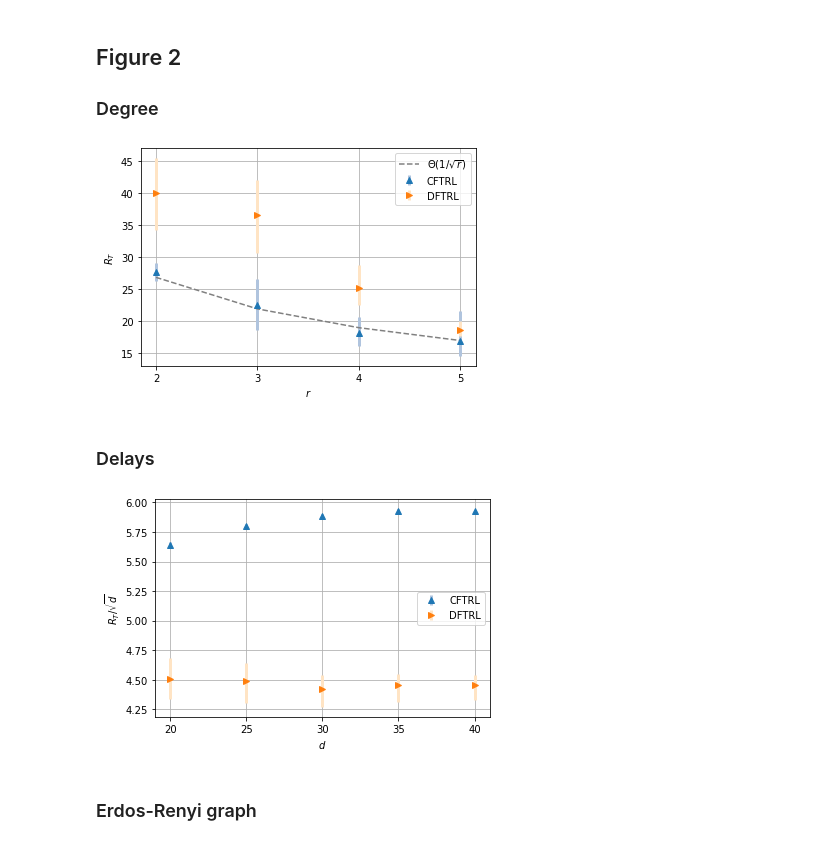
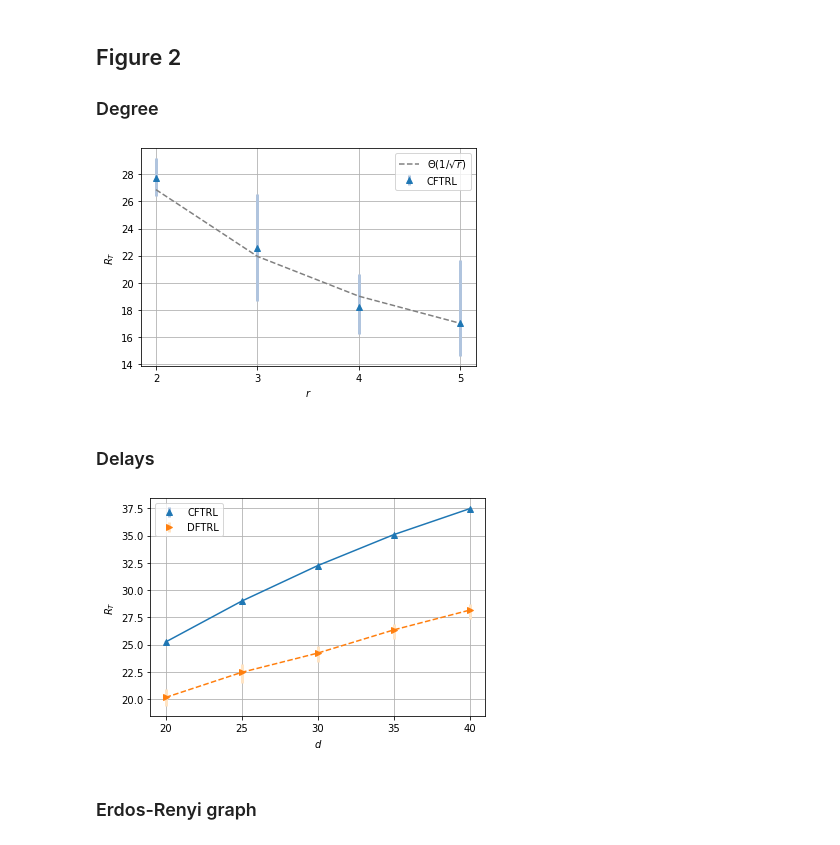
Before and after one commit to neurips2022anonymized/On-Regret-optimal-Cooperative-Nonstochastic-Multi-armed-Bandits, a Jupyter notebook: figures/figures.ipynb, the cells around one changed output. Saved outputs shown, nothing was run; the diff lists cells and outputs as text; code cells hidden in the pictures.

```diff
--- a/figures/figures.ipynb
+++ b/figures/figures.ipynb
@@ -82,12 +82,12 @@ for network_agents, ci in ci_averaged_cum_regrets.items():
         linestyle=linestyles[network_agents],
         label=algo_labels[network_agents]
     )
-    ax0.fill_between(
-        list(range(hyper_parameters['rounds'])),
-        ci['5pct'],
-        ci['95pct'],
-        alpha=0.2
-    )
+    # ax0.fill_between(
+    #     list(range(hyper_parameters['rounds'])),
+    #     ci['5pct'],
+    #     ci['95pct'],
+    #     alpha=0.2
+    # )
 
 ax0.set_ylabel(r"$R_T$")
 ax0.set_xlabel(r"$T$")
@@ -155,18 +155,18 @@ ci_averaged_cum_regrets = {
         '5pct': np.array([26.37015428, 18.63628396, 16.19019338, 14.58829116]),
         'mean': np.array([27.71262888, 22.58307615, 18.18402126, 16.98922847]),
         '95pct': np.array([29.19121962, 26.58581586, 20.65908112, 21.6667973 ])
-    },
-    'distributed-hybrid': {
-        '5pct': np.array([34.34579505, 30.73770046, 22.52284971, 17.74499825]),
-        'mean': np.array([40.07776303, 36.61493927, 25.21853789, 18.68519834]),
-        '95pct': np.array([45.48882972, 42.15010806, 28.72346299, 20.01821454])
     }
+    # 'distributed-hybrid': {
+    #     '5pct': np.array([34.34579505, 30.73770046, 22.52284971, 17.74499825]),
+    #     'mean': np.array([40.07776303, 36.61493927, 25.21853789, 18.68519834]),
+    #     '95pct': np.array([45.48882972, 42.15010806, 28.72346299, 20.01821454])
+    # }
 }
 
 degree_list = list(range(2,6))
 errbar_colors = {
-    'center-based-tsallis': ['C0', 'lightsteelblue'],
-    'distributed-hybrid': ['C1', 'bisque']
+    'center-based-tsallis': ['C0', 'lightsteelblue']
+    # 'distributed-hybrid': ['C1', 'bisque']
 }
 
 fig, ax4 = plt.subplots(1, 1)
@@ -194,7 +194,7 @@ plt.grid()
 plt.show()
 fig.savefig(paper_figures_dir+"degree.png", dvi=100)
 # %% [output]
-[figure, old version]
+[figure, new version]
 # %% [markdown]
 ### Delays
 # %%
@@ -211,37 +211,44 @@ ci_averaged_cum_regrets = {
     }
 }
 
 delay_list = list(range(20, 45, 5))
-normalizer = [de**.5 for de in delay_list]
+normalizer = [1 for de in delay_list]
 fig, ax1 = plt.subplots(1, 1)
 errbar_colors = {
     'center-based-tsallis': ['C0', 'lightsteelblue'],
     'distributed-hybrid': ['C1', 'bisque']
 }
 
 for network_agents, ci in ci_averaged_cum_regrets.items():
     ax1.errorbar(
         delay_list,
         ci['mean']/normalizer ,
         yerr=[
             (ci['mean'] - ci['5pct'])/normalizer,
             (ci['95pct'] - ci['mean'])/normalizer
         ],
         label=algo_labels[network_agents],
         color=errbar_colors[network_agents][0],
         ecolor=errbar_colors[network_agents][1],
         fmt=markers[network_agents], elinewidth=3, capsize=0
     )
 
-ax1.set_ylabel(r"$R_T/\sqrt{d}$")
+    ax1.plot(
+        delay_list,
+        ci['mean']/normalizer,
+        linestyle=linestyles[network_agents]
+    )
+
+
+ax1.set_ylabel(r"$R_T$")
 ax1.set_xlabel(r"$d$")
-ax1.legend(loc="center right")
+ax1.legend(loc="upper left")
 ax1.set_xticks(delay_list)
 plt.grid()
 plt.show()
 fig.savefig(paper_figures_dir+"delay.png", dvi=100)
 # %% [output]
-[figure, old version]
+[figure, new version]
 # %% [markdown]
 ### Erdos-Renyi graph
 # %%
```
Also changed, not shown: parts of 1 cell of this notebook, 3 other files.
